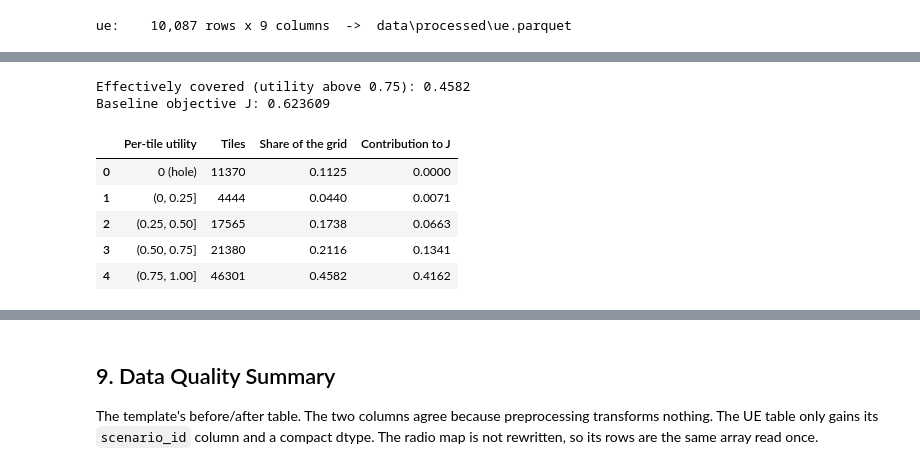
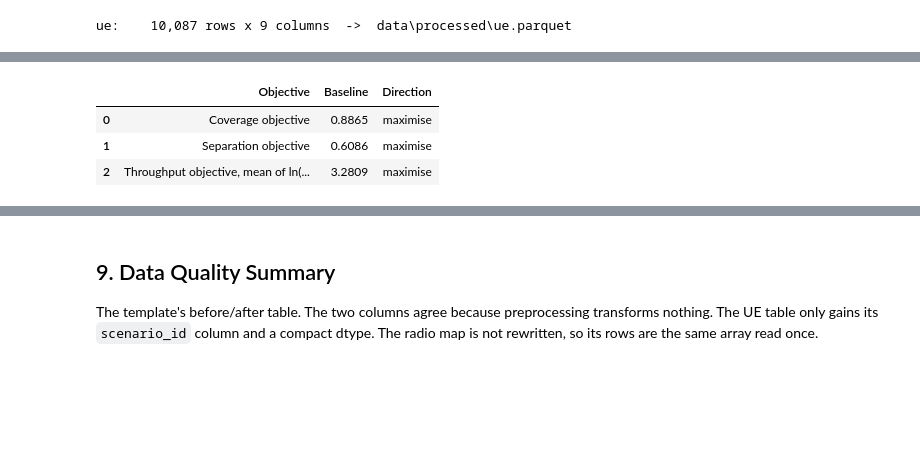
Before and after one commit to NguyenVu04/band-tilt, a Jupyter notebook: notebooks/02_preprocessing.ipynb, the cells around one changed output, grey strips where cells are left out. Cells and saved outputs as stored; diff of their text form; code cells hidden in the pictures; blank space fills up the shorter version.

```diff
--- a/notebooks/02_preprocessing.ipynb
+++ b/notebooks/02_preprocessing.ipynb
@@ -475,37 +471,20 @@ optimizer_features
 | 4 | Usable PRB share | max_admission_utilisation | 0.8 of max_prb | configs/kpi.yaml | src.kpi.capacity.serve_intervals | the PRBs a sector-band shares amo... |
 | 5 | Thresholds | hole_dbm, weak_dbm, overlap_margi... | -120 dBm, -90 dBm, 6 dB | configs/kpi.yaml | src.kpi | the coverage, strength and overla... |
 # %%
-# The objective, decomposed: how much of J each band of per-tile utility accounts for.
-edges = np.array([0.0, 1e-12, 0.25, 0.5, 0.75, 1.0])
-names = ["0 (hole)", "(0, 0.25]", "(0.25, 0.50]", "(0.50, 0.75]", "(0.75, 1.00]"]
-index = np.clip(np.searchsorted(edges, utility_per_tile, side="left") - 1, 0, len(names) - 1)
-
-tiles = np.array([int((index == k).sum()) for k in range(len(names))])
-total = np.array([float(utility_per_tile[index == k].sum()) for k in range(len(names))])
-
-utility_summary = pd.DataFrame(
+# The three objectives at the committed tilts, through the search's own code.
+baseline_kpis = evaluate_kpis(rsrp, sinr, [str(b) for b in radio["band_label"]], ue, cfg)
+baseline_objectives = pd.DataFrame(
     {
-        "Per-tile utility": names,
-        "Tiles": tiles,
-        "Share of the grid": tiles / utility_per_tile.size,
-        "Contribution to J": total / utility_per_tile.size,
+        "Objective": [label(name) for name in OBJECTIVE_NAMES],
+        "Baseline": [getattr(baseline_kpis, name) for name in OBJECTIVE_NAMES],
+        "Direction": ["maximise"] * len(OBJECTIVE_NAMES),
     }
 )
-save_table(utility_summary, "objective_decomposition")
-
-baseline_objective = objective(rsrp, cfg)
-# The decomposition is the objective, so the table cannot drift from the code.
-np.testing.assert_allclose(utility_summary["Contribution to J"].sum(), baseline_objective, atol=5e-7)
-print(f"Effectively covered (utility above 0.75): {float((utility_per_tile > 0.75).mean()):.4f}")
-print(f"Baseline objective J: {baseline_objective:.6f}")
-utility_summary
+save_table(baseline_objectives, "baseline_objectives")
+baseline_objectives
 # %% [output]
-Effectively covered (utility above 0.75): 0.4582
-Baseline objective J: 0.623609
-|  | Per-tile utility | Tiles | Share of the grid | Contribution to J |
-| 0 | 0 (hole) | 11370 | 0.1125 | 0.0000 |
-| 1 | (0, 0.25] | 4444 | 0.0440 | 0.0071 |
-| 2 | (0.25, 0.50] | 17565 | 0.1738 | 0.0663 |
-| 3 | (0.50, 0.75] | 21380 | 0.2116 | 0.1341 |
-| 4 | (0.75, 1.00] | 46301 | 0.4582 | 0.4162 |
+|  | Objective | Baseline | Direction |
+| 0 | Coverage objective | 0.8865 | maximise |
+| 1 | Separation objective | 0.6086 | maximise |
+| 2 | Throughput objective, mean of ln(... | 3.2809 | maximise |
 # %%
```
Also changed, not shown: parts of 9 cells of this notebook, 52 other files.
